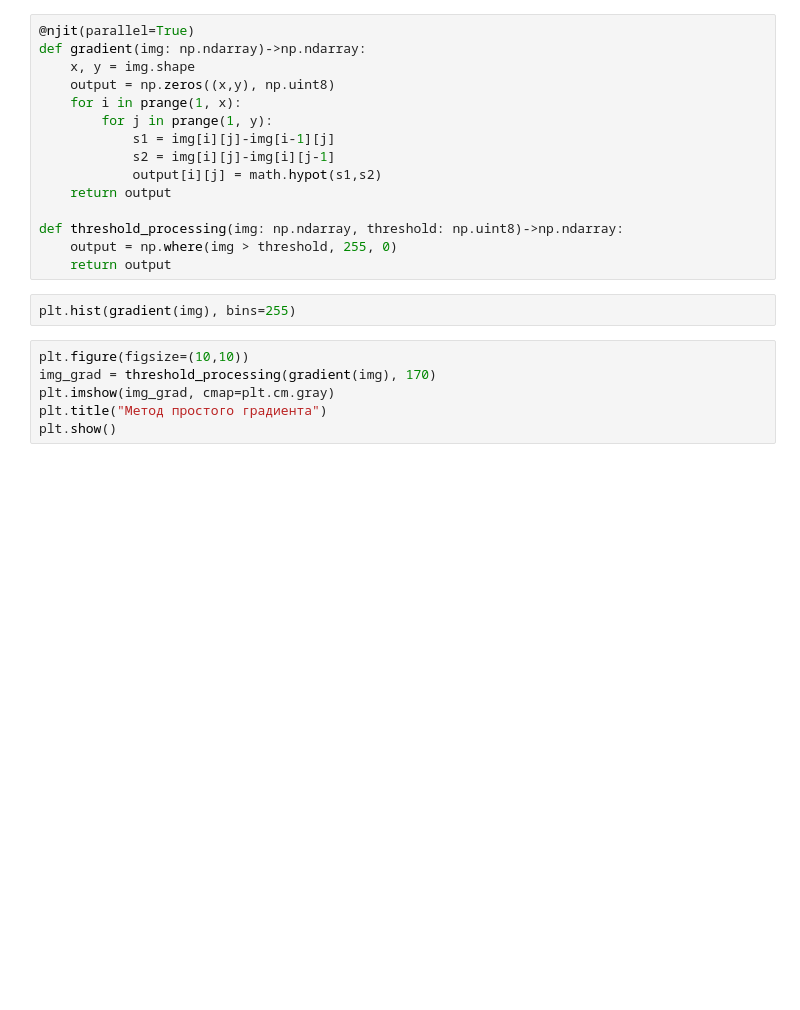
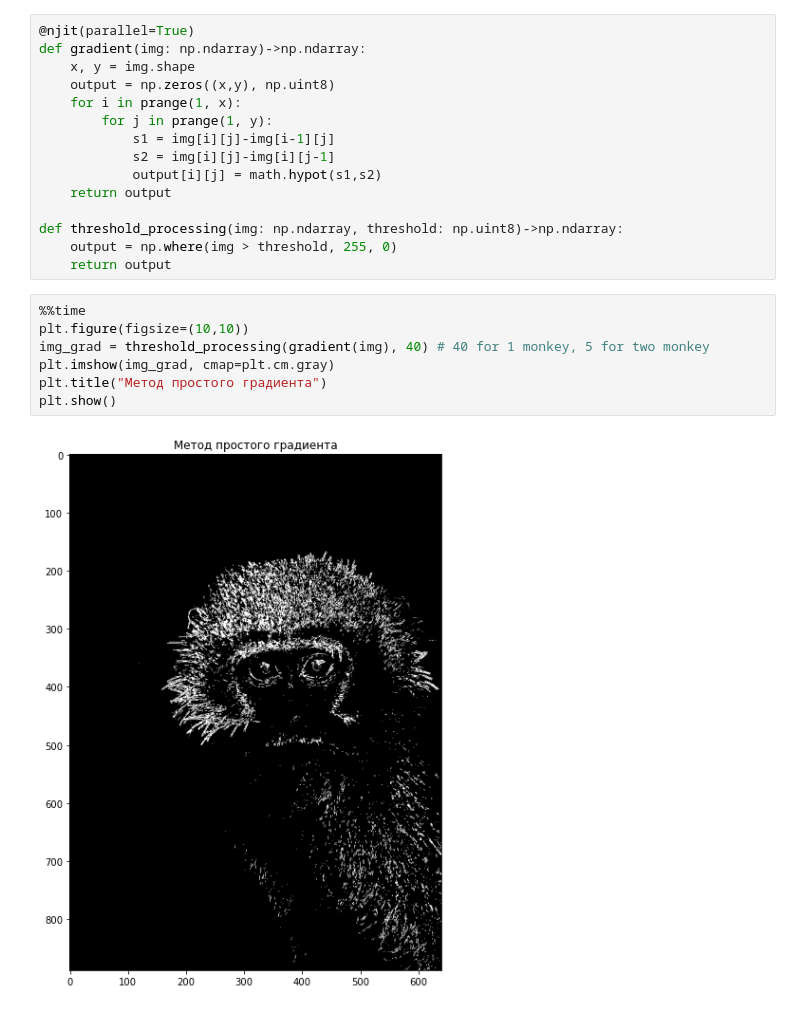
Before and after one commit to yaroslavtsepkov/image-analysis-processing, a Jupyter notebook: 04-diff-gradient-tsepkov-yaroslav.ipynb, the cells around one changed output. Saved outputs shown, nothing was run; the diff lists cells and outputs as text; blank space fills up the shorter version.

Commit message:
add simple gradient method

```diff
--- a/04-diff-gradient-tsepkov-yaroslav.ipynb
+++ b/04-diff-gradient-tsepkov-yaroslav.ipynb
@@ -29,11 +37,12 @@ def gradient(img: np.ndarray)->np.ndarray:
 def threshold_processing(img: np.ndarray, threshold: np.uint8)->np.ndarray:
     output = np.where(img > threshold, 255, 0)
     return output
-# %%
-plt.hist(gradient(img), bins=255)
 # %%
+%%time
 plt.figure(figsize=(10,10))
-img_grad = threshold_processing(gradient(img), 170)
+img_grad = threshold_processing(gradient(img), 40) # 40 for 1 monkey, 5 for two monkey
 plt.imshow(img_grad, cmap=plt.cm.gray)
 plt.title("Метод простого градиента")
 plt.show()
+# %% [output]
+[figure, added]
```
Also changed, not shown: parts of 6 cells of this notebook.
